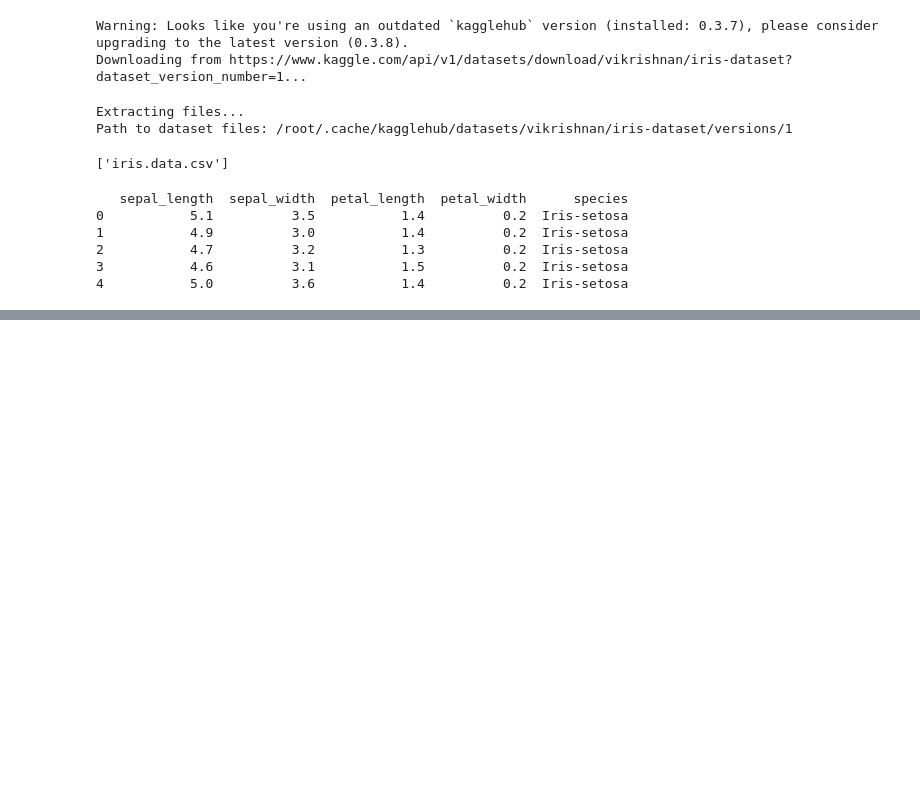
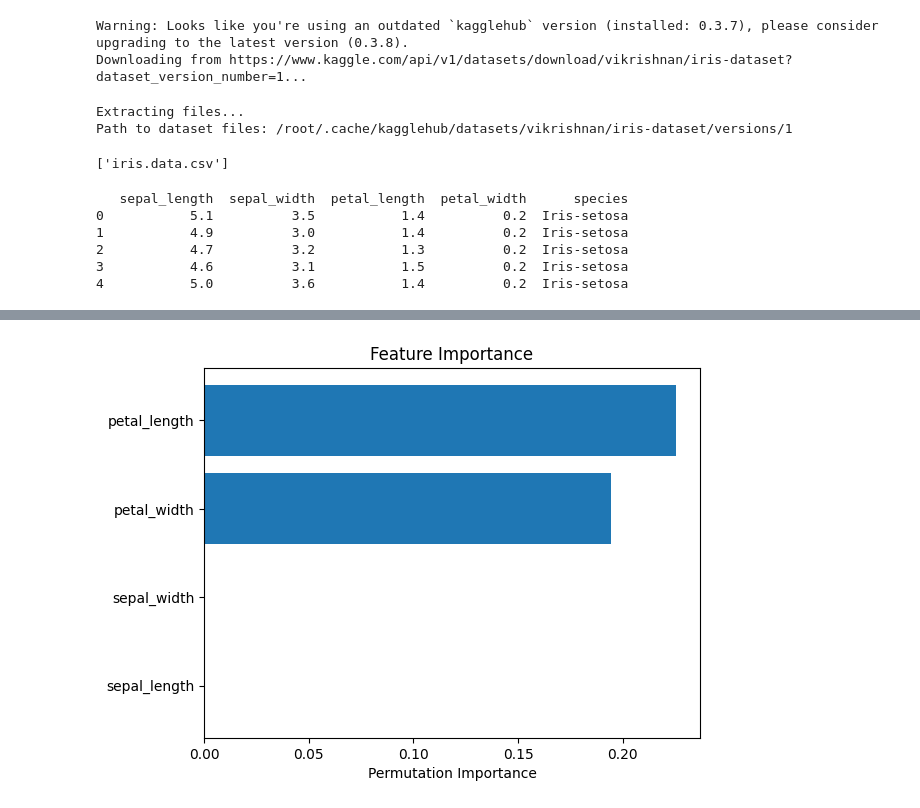
Before and after one commit to piaseckazaneta/CV, a Jupyter notebook: Iris_Dataset.ipynb, the cells around one changed output, grey strips where cells are left out. Cells and saved outputs as stored; diff of their text form; code cells hidden in the pictures; blank space fills up the shorter version.

```diff
--- a/Iris_Dataset.ipynb
+++ b/Iris_Dataset.ipynb
@@ -100,3 +100,10 @@ profile.to_file("iris_report.html")
 
 X = df.drop('species', axis=1) #Features
 y = df['species'] #Target variable
+# %%
+# Split dataset into training and testing
+X_train, X_test, y_train, y_test = train_test_split(X, y, test_size=0.2, random_state=42) # 80% training and 20% test
+print(X_train.shape)
+print(y_train.shape)
+print(X_test.shape)
+print(y_test.shape)
@@ -102,0 +115,17 @@ y = df['species'] #Target variable
+# %%
+# Lista modeli do porównania
+models = {
+    "Logistic Regression": LogisticRegression(),
+    "Random Forest": RandomForestClassifier(),
+    "SVM": SVC(),
+    "KNN": KNeighborsClassifier()
+}
+
+results = {}
+
+for name, model in models.items():
+    model.fit(X_train, y_train)  # Trenujemy model
+    y_pred = model.predict(X_test)  # Przewidujemy na testowym
+    accuracy = accuracy_score(y_test, y_pred)
+    f1 = f1_score(y_test, y_pred, average='macro')  # Warto też użyć F1-score przy klasyfikacji
+    results[name] = {"Accuracy": accuracy, "F1-score": f1}
@@ -102,0 +170,10 @@ y = df['species'] #Target variable
+# %%
+# Permutation importance
+perm_importance = permutation_importance(models["Random Forest"], X_test, y_test, n_repeats=30, random_state=42)
+sorted_idx = perm_importance.importances_mean.argsort()
+plt.barh(X.columns[sorted_idx], perm_importance.importances_mean[sorted_idx])
+plt.xlabel('Permutation Importance')
+plt.title('Feature Importance')
+plt.show()
+# %% [output]
+[figure, added]
```
Also changed, not shown: parts of 4 cells of this notebook.
